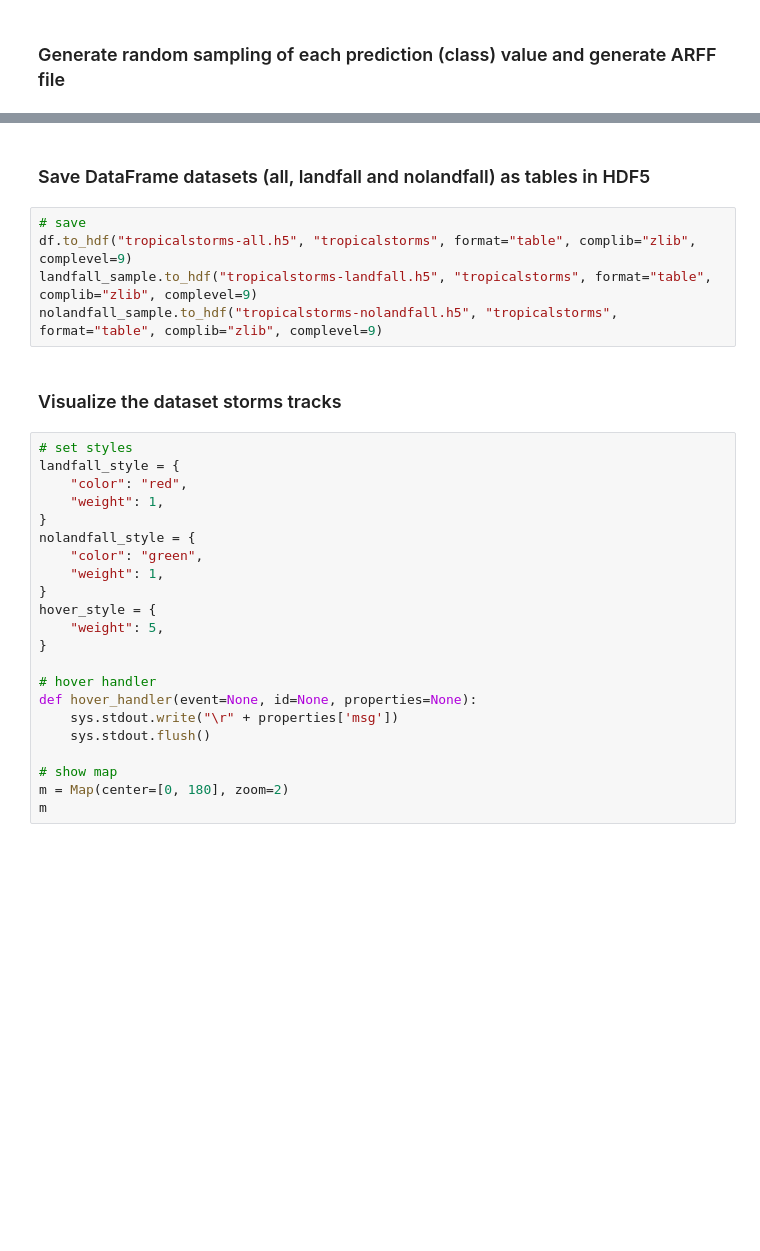
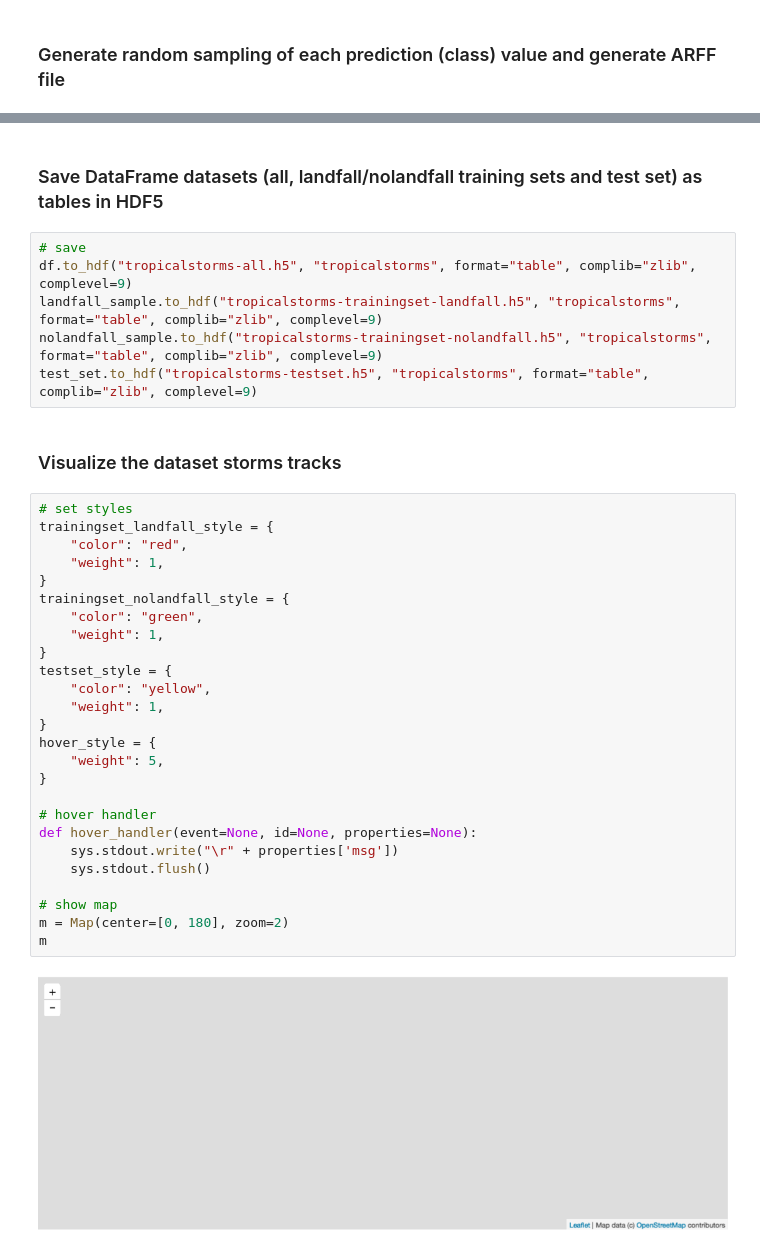
Before and after one commit to pymonger/tropicalstorm-ml-analysis, a Jupyter notebook: Will a tropical storm make landfall?.ipynb, the cells around one changed output, grey strips where cells are left out. Drawn from its saved outputs; the diff is of its cells as text; blank space fills up the shorter version.

```diff
--- a/Will a tropical storm make landfall?.ipynb
+++ b/Will a tropical storm make landfall?.ipynb
@@ -394,32 +423,38 @@ display(Markdown("* total storms with class variable landfall == False: {}".form
 # %% [markdown]
-### Save DataFrame datasets (all, landfall and nolandfall) as tables in HDF5
+### Save DataFrame datasets (all, landfall/nolandfall training sets and test set) as tables in HDF5
 # %%
 # save
 df.to_hdf("tropicalstorms-all.h5", "tropicalstorms", format="table", complib="zlib", complevel=9)
-landfall_sample.to_hdf("tropicalstorms-landfall.h5", "tropicalstorms", format="table", complib="zlib", complevel=9)
-nolandfall_sample.to_hdf("tropicalstorms-nolandfall.h5", "tropicalstorms", format="table", complib="zlib", complevel=9)
+landfall_sample.to_hdf("tropicalstorms-trainingset-landfall.h5", "tropicalstorms", format="table", complib="zlib", complevel=9)
+nolandfall_sample.to_hdf("tropicalstorms-trainingset-nolandfall.h5", "tropicalstorms", format="table", complib="zlib", complevel=9)
+test_set.to_hdf("tropicalstorms-testset.h5", "tropicalstorms", format="table", complib="zlib", complevel=9)
 # %% [markdown]
 ### Visualize the dataset storms tracks
 # %%
 # set styles
-landfall_style = {
+trainingset_landfall_style = {
     "color": "red",
     "weight": 1,
 }
-nolandfall_style = {
+trainingset_nolandfall_style = {
     "color": "green",
+    "weight": 1,
+}
+testset_style = {
+    "color": "yellow",
     "weight": 1,
 }
 hover_style = {
     "weight": 5,
 }
 
 # hover handler
 def hover_handler(event=None, id=None, properties=None):
     sys.stdout.write("\r" + properties['msg'])
     sys.stdout.flush()
 
 # show map
 m = Map(center=[0, 180], zoom=2)
 m
 # %% [output]
+[figure, added]
```
Also changed, not shown: parts of 9 cells of this notebook, 9 other files.
